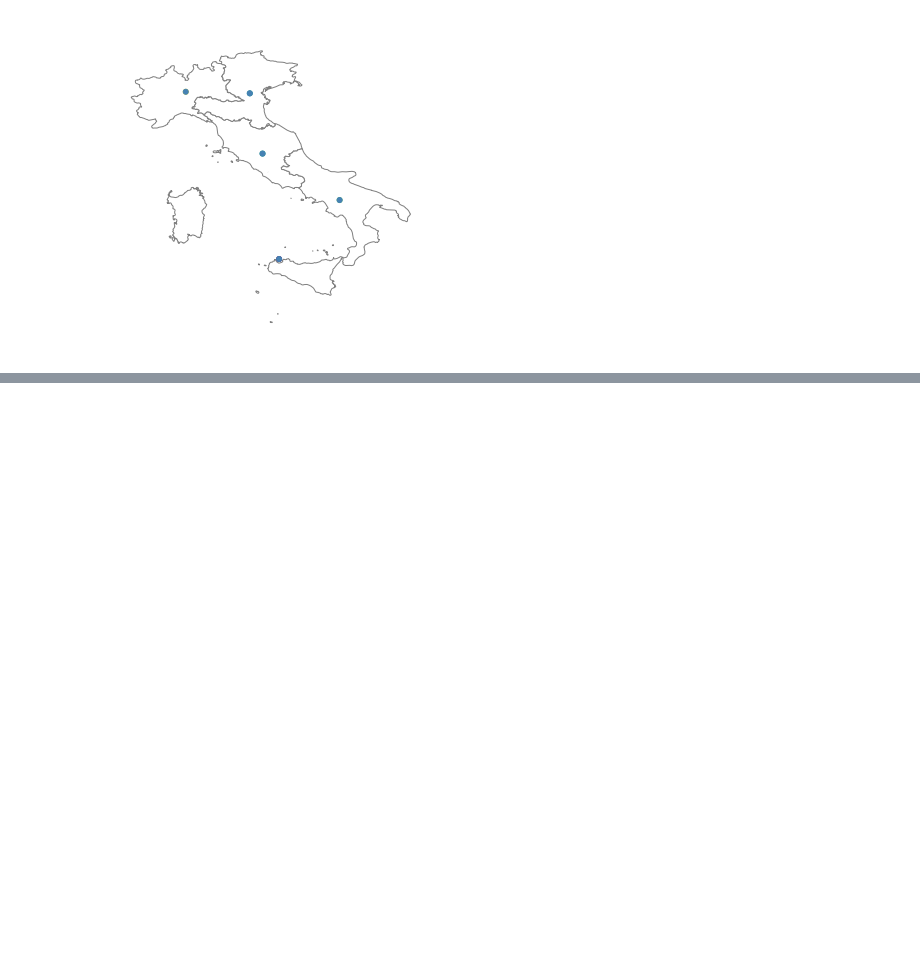
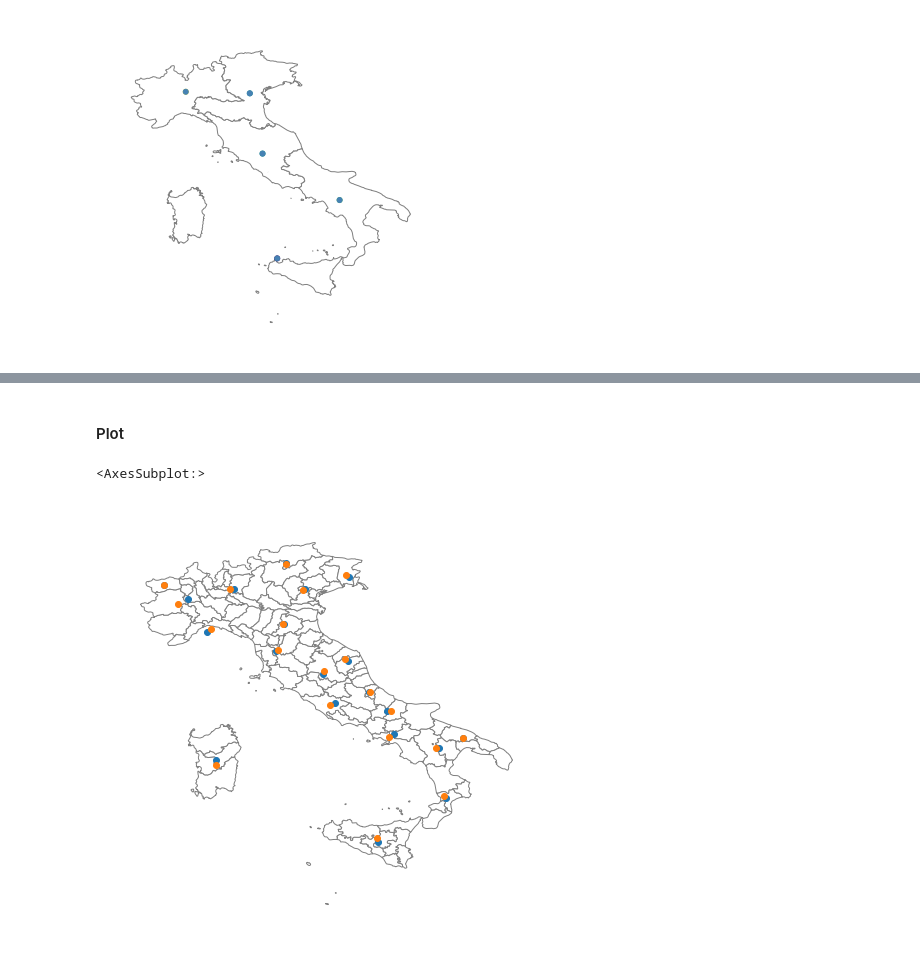
Before and after one commit to gregfeliu/Centroids_of_Italy, a Jupyter notebook: notebooks/2.Mapping_Data.ipynb, the cells around one changed output, grey strips where cells are left out. Drawn from its saved outputs; the diff is of its cells as text; code cells hidden in the pictures; blank space fills up the shorter version.

```diff
--- a/notebooks/2.Mapping_Data.ipynb
+++ b/notebooks/2.Mapping_Data.ipynb
@@ -474,0 +453,22 @@ gplt.polyplot(macro_geometries, facecolor='white', edgecolor='grey', ax=ax11)
+# %%
+prov_geo_center_lat_lon_sum['geo_lat'] = prov_geo_center_lat_lon_sum['Centroid_lat'] / prov_count
+# %%
+prov_geo_center_lat_lon_sum['geo_lon'] = prov_geo_center_lat_lon_sum['Centroid_lon'] / prov_count
+# %%
+# prov_geo_center_lat_lon_sum
+prov_geo_center_lat_lon_sum['Centroid_Coords'] = list(zip(prov_geo_center_lat_lon_sum['geo_lat'],
+                                                   prov_geo_center_lat_lon_sum['geo_lon']))
+prov_geo_center_lat_lon_sum['geometry'] = [Point(x) for x in prov_geo_center_lat_lon_sum['Centroid_Coords']]
+# %%
+prov_geo_center_lat_lon_sum_gdf = gpd.GeoDataFrame(prov_geo_center_lat_lon_sum)
+# %% [markdown]
+#### Plot
+# %%
+# I believe orange is population weighted
+# blue is geographic center
+ax10 = prov_geo_center_lat_lon_sum_gdf.plot(figsize=(8,8))
+region_weighted_centroid_gdf.plot(figsize=(8,8), ax=ax10)
+gplt.polyplot(provinces_gdf, facecolor='white', edgecolor='grey', ax=ax10, figsize=(8,8))
+# %% [output]
+<AxesSubplot:>
+[figure, added]
```
Also changed, not shown: parts of 79 cells of this notebook.
